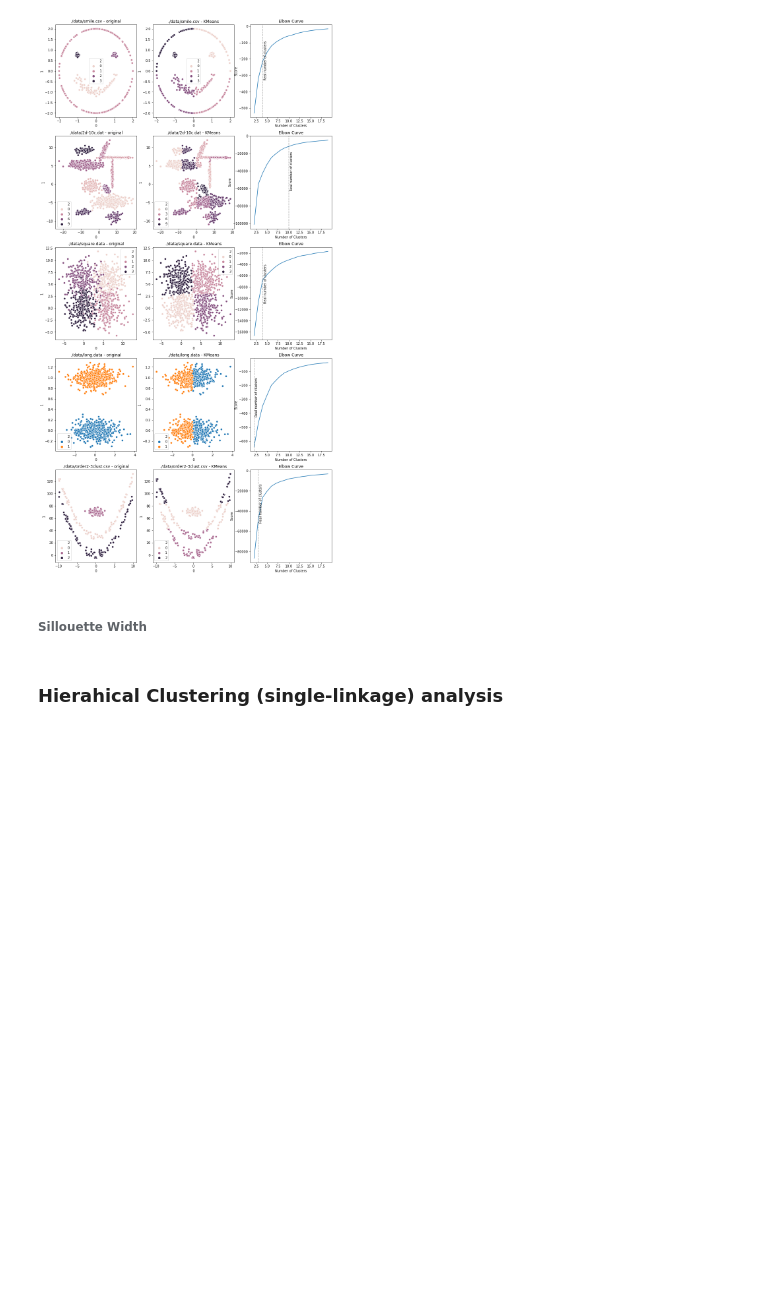
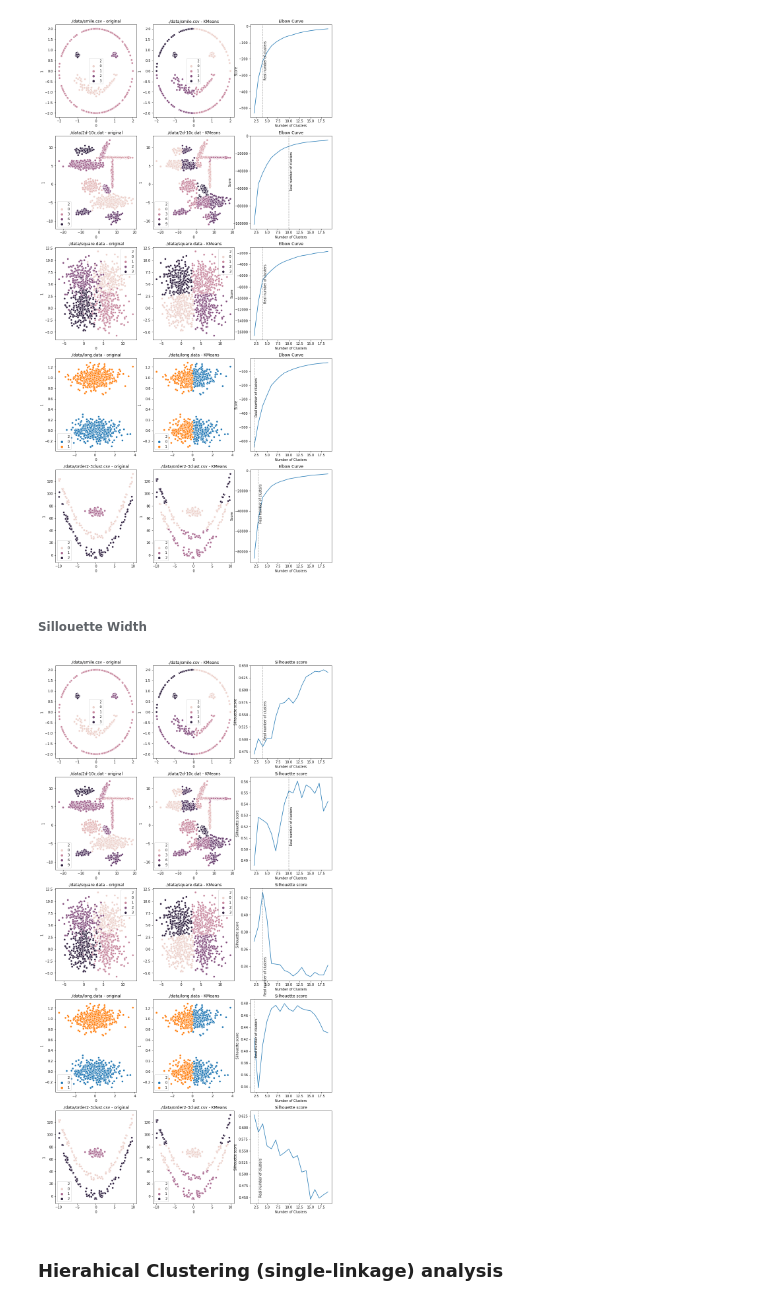
Before and after one commit to stefan-matcovici/Forest-Cover-Type-Prediction, a Jupyter notebook: 5-clustering/DetectClusteringNumber.ipynb, the cells around one changed output. Saved outputs shown, nothing was run; the diff lists cells and outputs as text; code cells hidden in the pictures; blank space fills up the shorter version.

Commit message:
Added silhouette metric to the detectClusterNumber notebook

```diff
--- a/5-clustering/DetectClusteringNumber.ipynb
+++ b/5-clustering/DetectClusteringNumber.ipynb
@@ -100,6 +101,34 @@ def plot_hierarhical_cluster(raw_data, linkage, n_clusters, ax):
         ax=ax
     )
     ax.set_title(file_name + " - " + linkage + " linkage")
+
+def plot_silhouette_score_kmeans(data, max_number_of_clusters, axs):
+    score = [silhouette_score(data['data'][[0, 1]], KMeans(n_clusters=i, random_state=0)
+             .fit(data['data'][[0, 1]])
+             .labels_)
+         for i in range(2, max_number_of_clusters)
+        ]
+
+    axs.plot(range(2, max_number_of_clusters), score)
+    axs.set_xlabel('Number of Clusters')
+    axs.set_ylabel('Silhouette score')
+    axs.axvline(x=raw_data['number_of_classes'], color='k', linestyle='--', alpha=0.3)
+    axs.text(raw_data['number_of_classes'] + 0.2, np.mean(score),'Real number of clusters', rotation=90)
+    axs.set_title('Silhouette score')
+
+def plot_silhouette_score_hierarhical(data, max_number_of_clusters, linkage, axs):
+    score = [silhouette_score(data['data'][[0, 1]], AgglomerativeClustering(linkage=linkage, n_clusters=i)
+             .fit(data['data'][[0, 1]])
+             .labels_)
+         for i in range(2, max_number_of_clusters)
+        ]
+
+    axs.plot(range(2, max_number_of_clusters), score)
+    axs.set_xlabel('Number of Clusters')
+    axs.set_ylabel('Silhouette score')
+    axs.axvline(x=raw_data['number_of_classes'], color='k', linestyle='--', alpha=0.3)
+    axs.text(raw_data['number_of_classes'] + 0.2, np.mean(score),'Real number of clusters', rotation=90)
+    axs.set_title('Silhouette score')
 # %% [markdown]
 ### K-Means analysis
 # %% [markdown]
@@ -125,6 +154,25 @@ for file_name, raw_data in data.items():
 [figure]
 # %% [markdown]
 ###### Sillouette Width
+# %%
+fig, axs = plt.subplots(nrows=len(data_files_with_separators), ncols=3, figsize=(15, 30))
+
+max_number_of_clusters = 20
+
+idx = 0
+for file_name, raw_data in data.items():
+    # Original data plot
+    plot_original_data(raw_data['data'], axs[idx][0], file_name + " - original")
+
+     # K-Means clustering
+    plot_kmeans_clustering(raw_data, axs[idx][1], file_name + " - KMeans")
+
+    # K-Means silhouette_score
+    plot_silhouette_score_kmeans(raw_data, max_number_of_clusters, axs[idx][2])
+
+    idx += 1
+# %% [output]
+[figure, added]
 # %% [markdown]
 ### Hierahical Clustering (single-linkage) analysis
 # %% [markdown]
```
Also changed, not shown: parts of 3 cells of this notebook.
